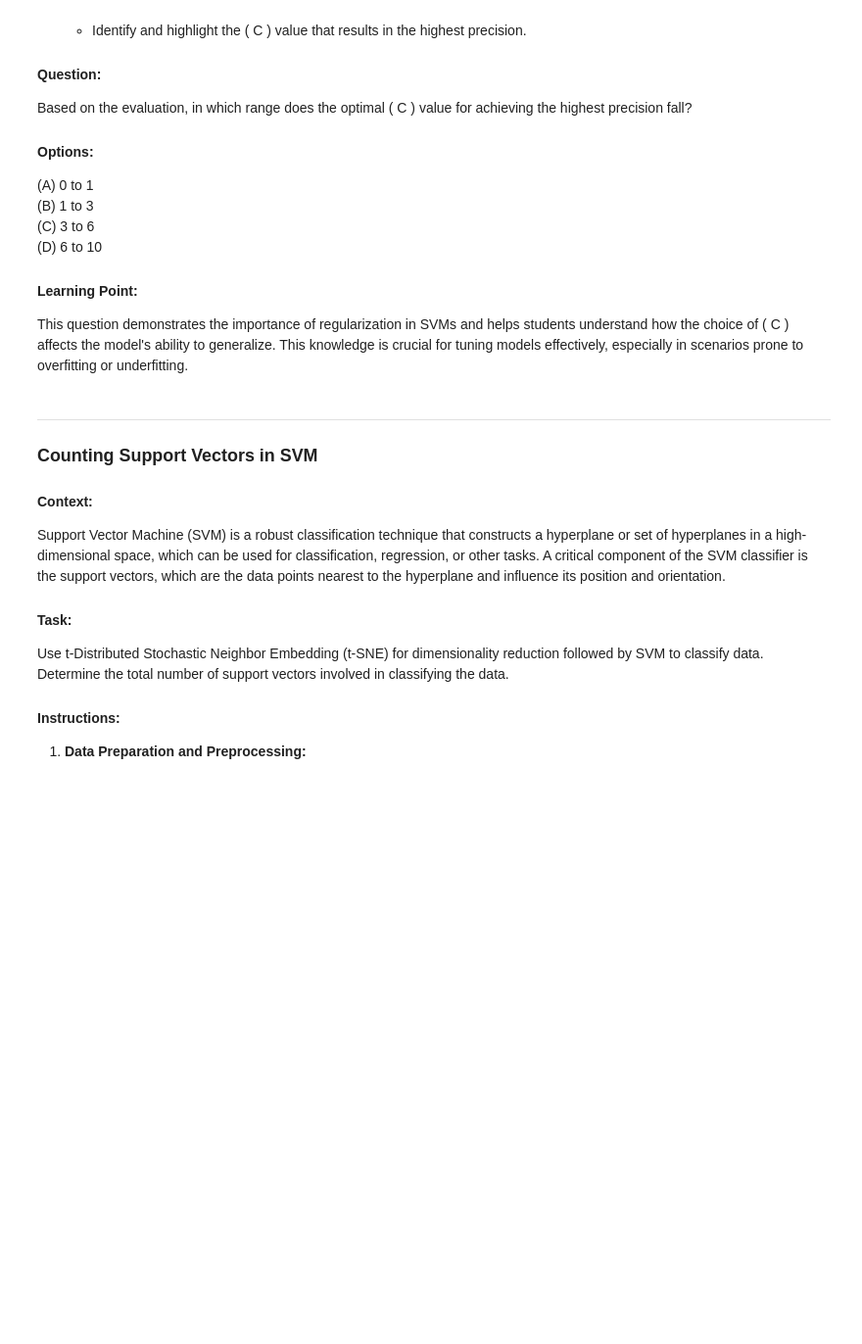
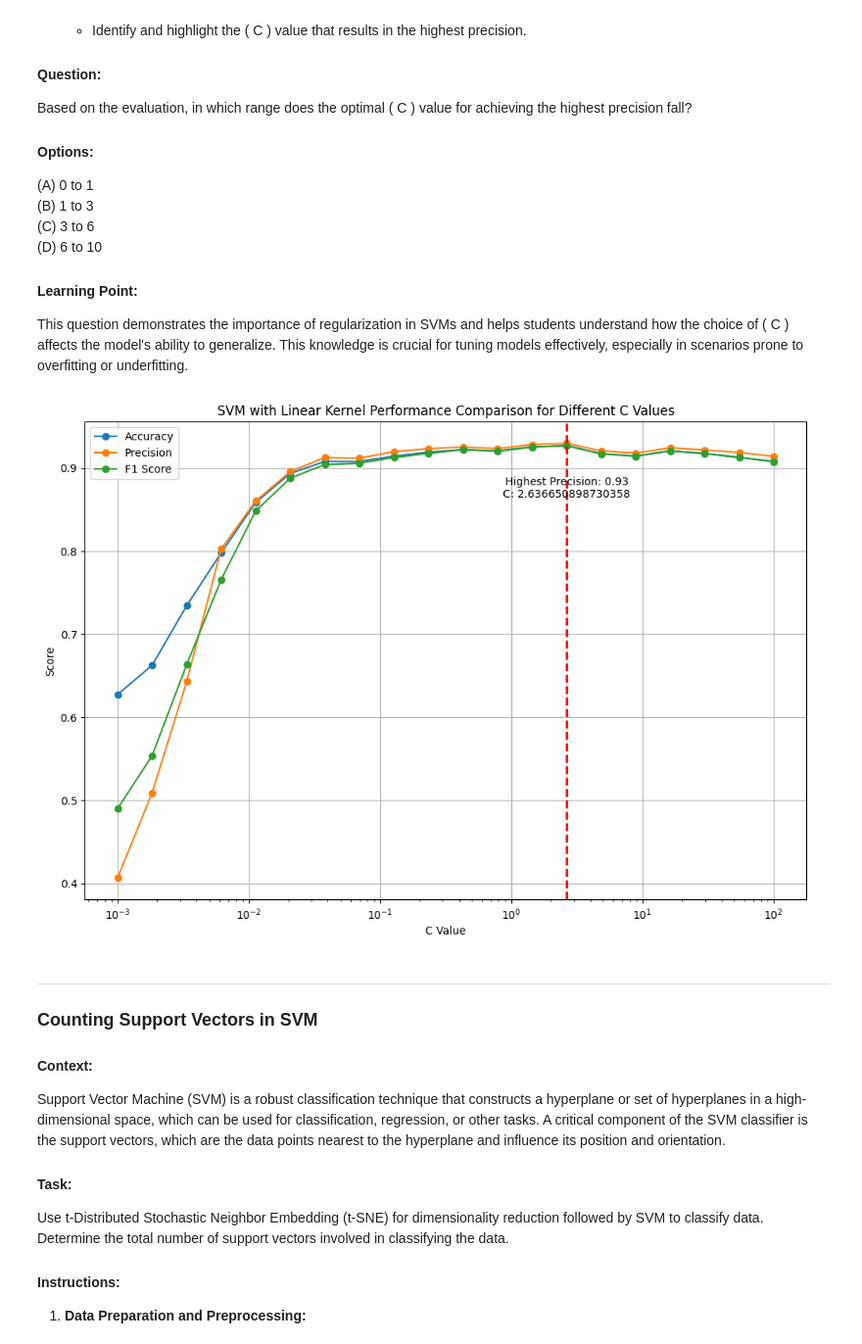
Before and after one commit to IshanSarkar/Topics-Practice, a Jupyter notebook: SVM_Case_Study.ipynb, the cells around one changed output. Shown at 98% size. Saved outputs shown, nothing was run; the diff lists cells and outputs as text; code cells hidden in the pictures; blank space fills up the shorter version.

```diff
--- a/SVM_Case_Study.ipynb
+++ b/SVM_Case_Study.ipynb
@@ -583,10 +594,16 @@ Based on the evaluation, in which range does the optimal \( C \) value for achie
 #### Learning Point:
 This question demonstrates the importance of regularization in SVMs and helps students understand how the choice of \( C \) affects the model's ability to generalize. This knowledge is crucial for tuning models effectively, especially in scenarios prone to overfitting or underfitting.
 # %%
+from sklearn.feature_selection import RFE
+from sklearn.svm import SVC
+from sklearn.model_selection import StratifiedKFold, cross_val_score
+import numpy as np
+import matplotlib.pyplot as plt
+
 # Set up the RFE with SVM as the estimator and select the top 16 features
-selector = RFE(SVC(_____='linear', random_state=42), ______=16, step=1)  # TODO: Specify the correct parameter names
-X_train_rfe = _____.fit_transform(X_train_scaled, y_train)  # TODO: Fit and transform the training data with RFE
-X_test_rfe = _____.transform(X_test_scaled)  # TODO: Transform the test data with RFE
+selector = RFE(SVC(kernel='linear', random_state=42), n_features_to_select=16, step=1)  # Linear kernel and 16 features to select
+X_train_rfe = selector.fit_transform(X_train_scaled, y_train)  # Fit and transform the training data with RFE
+X_test_rfe = selector.transform(X_test_scaled)  # Transform the test data with RFE
 
 # Prepare cross-validation
 cv = StratifiedKFold(n_splits=5, shuffle=True, random_state=42)
@@ -598,43 +615,45 @@ precisions = []
 f1_scores = []
 
 for c in c_values:
-    svm_linear = ___(kernel='linear', ____=c, random_state=42)  # TODO: Initialize the SVC model with a linear kernel and the C parameter
+    svm_linear = SVC(kernel='linear', C=c, random_state=42)  # Initialize the SVC model with a linear kernel and C parameter
 
     # Cross-validate the model using only the selected features by RFE
-    accuracy = np.mean(cross_val_score(_____, X_train_rfe, y_train, cv=cv, ____='accuracy'))  # TODO: Use cross_val_score to compute the mean accuracy
-    precision = np.mean(cross_val_score(svm_linear, ____, y_train, cv=cv, scoring='precision_weighted'))  # TODO: Compute the mean precision
-    f1 = np.___(cross_val_score(svm_linear, X_train_rfe, ____, __=cv, scoring='f1_weighted'))  # TODO: Compute the mean F1 score
+    accuracy = np.mean(cross_val_score(svm_linear, X_train_rfe, y_train, cv=cv, scoring='accuracy'))  # Mean accuracy
+    precision = np.mean(cross_val_score(svm_linear, X_train_rfe, y_train, cv=cv, scoring='precision_weighted'))  # Mean precision
+    f1 = np.mean(cross_val_score(svm_linear, X_train_rfe, y_train, cv=cv, scoring='f1_weighted'))  # Mean F1 score
 
     # Store the scores
     accuracies.append(accuracy)
     precisions.append(precision)
     f1_scores.append(f1)
 
 # Find the index and value of the highest precision
-max_precision_index = np.____(precisions)  # TODO: Find the index of the maximum precision
+max_precision_index = np.argmax(precisions)  # Find the index of the maximum precision
 max_precision_value = precisions[max_precision_index]
 max_precision_c = c_values[max_precision_index]
 
 # Plotting the results
 plt.figure(figsize=(12, 8))
 plt.plot(c_values, accuracies, label='Accuracy', marker='o')
 plt.plot(c_values, precisions, label='Precision', marker='o')
 plt.plot(c_values, f1_scores, label='F1 Score', marker='o')
 
 # Highlighting the point with highest precision
 plt.scatter(max_precision_c, max_precision_value, color='red')  # Highlight the point
 plt.axvline(x=max_precision_c, color='r', linestyle='--', lw=2)  # Vertical line
 plt.annotate(f'Highest Precision: {max_precision_value:.2f}\nC: {max_precision_c}',
              (max_precision_c, max_precision_value),
              textcoords="offset points", xytext=(0, -50), ha='center')
 
 plt.xlabel('C Value')
 plt.ylabel('Score')
 plt.title('SVM with Linear Kernel Performance Comparison for Different C Values')
 plt.xscale('log')  # Using logarithmic scale for C values
 plt.legend()
 plt.grid(True)
 plt.show()
+# %% [output]
+[figure, added]
 # %% [markdown]
 
 
```
Also changed, not shown: parts of 7 cells of this notebook.
